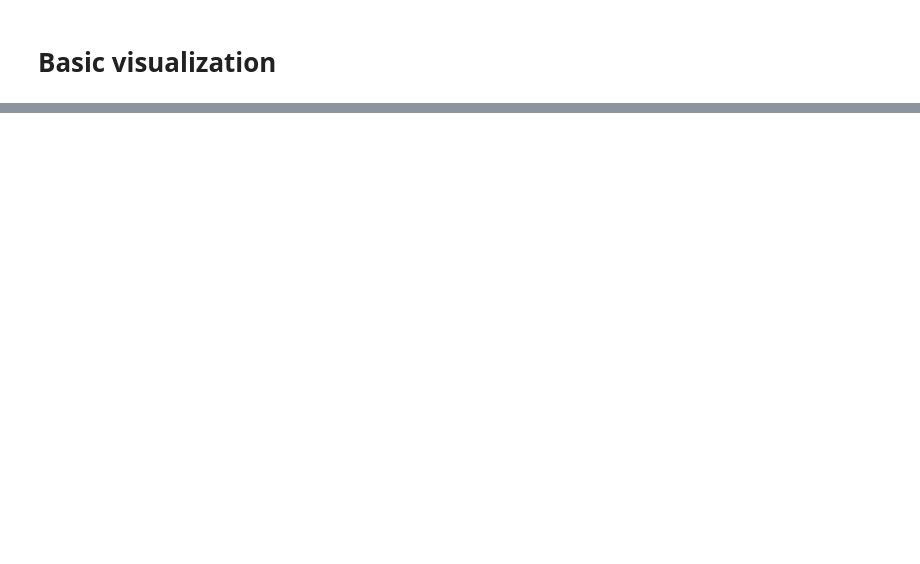
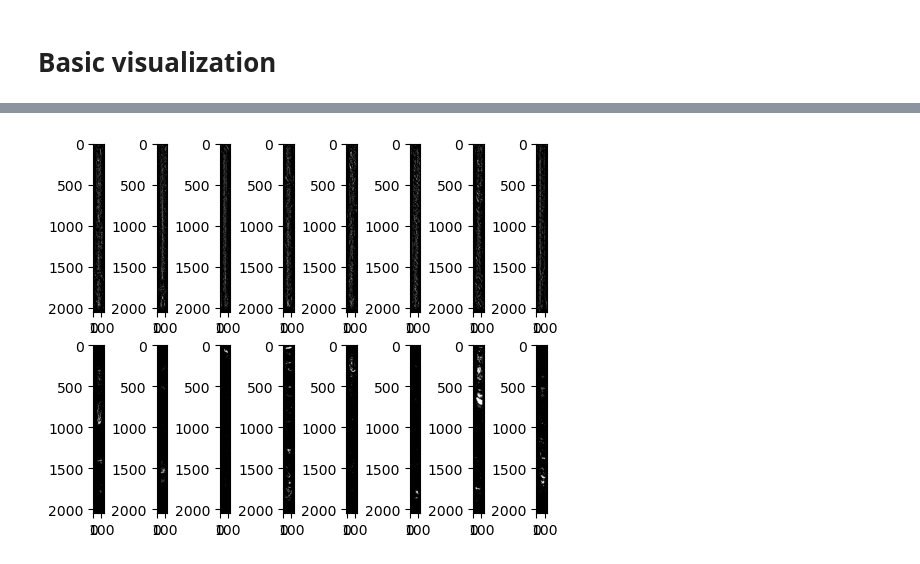
Before and after one commit to robbergen/CoreScan, a Jupyter notebook: CorescanDataSAMPLE/notebooks/Geo.ipynb, the cells around one changed output, grey strips where cells are left out. Cells and saved outputs as stored; diff of their text form; code cells hidden in the pictures; blank space fills up the shorter version.

```diff
--- a/CorescanDataSAMPLE/notebooks/Geo.ipynb
+++ b/CorescanDataSAMPLE/notebooks/Geo.ipynb
@@ -629,10 +729,0 @@ plot_img_mask(im,mask)
-# %%
-alt_label_path = '../img-sm-chl'
-alt_label_list = sorted([os.path.join(alt_label_path,f) for f in os.listdir(alt_label_path) if os.path.isfile(os.path.join(alt_label_path,f))])
-
-im = cv2.imread(alt_label_list[0])
-plt.hist((((im-np.min(im))/(np.max(im)-np.min(im)))>0.1).astype('float').flatten())
-
-im, mask = register_imgs(img_list[0],label_list[0],'sericite')
-plt.figure()
-plt.imshow(mask)
@@ -642,0 +736,19 @@ plt.imshow(mask)
+# %%
+def collage(modelpath,val_loader,mineral_type,class_min_dict,savepath):
+    val_iter = iter(val_loader)
+    for i in range(len(val_loader)):
+        plt.subplot(2,len(val_loader),i+1)
+        img, mask = next(val_iter)
+        img = img.to(device)
+        mask = mask.to(device)
+        outputs, outmasks = infer(modelpath,img, mineral_type,class_min_dict,mask)
+#         outputs = outputs>0
+        plt.imshow(outputs,cmap='gray')
+        plt.subplot(2,len(val_loader),i+len(val_loader)+1)
+        plt.imshow(outmasks,cmap='gray')
+    plt.savefig(savepath)
+    return
+# %%
+collage('../saved_models/patch_chlorite_newmask190_lr0_01.pt',val_loader,'chlorite',class_min_dict,'output_chlorite_newmask190.jpeg')
+# %% [output]
+[figure, added]
```
Also changed, not shown: parts of 17 cells of this notebook, 2 other files.
